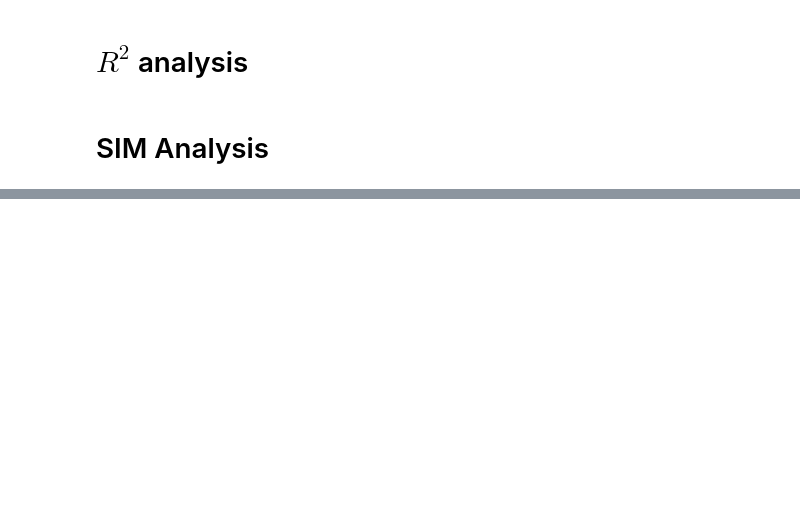
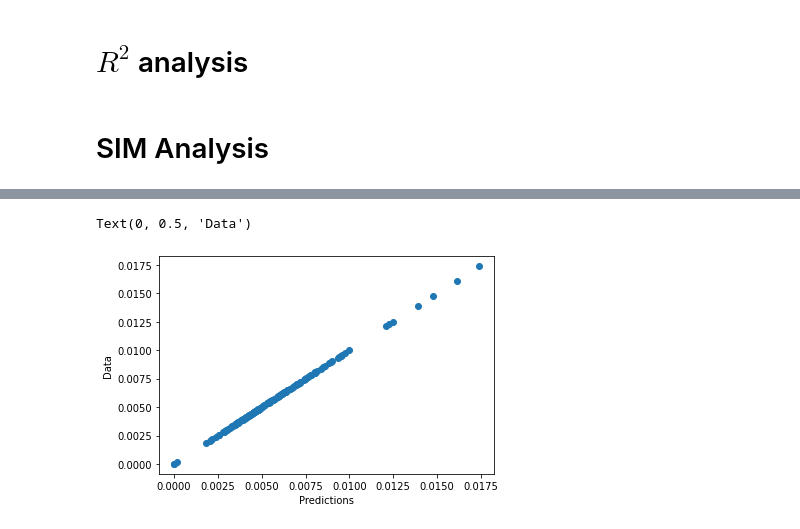
Before and after one commit to YannisZa/GeNSIT, a Jupyter notebook: notebooks/Reading outputs (work in progress).ipynb, the cells around one changed output, grey strips where cells are left out. Cells and saved outputs as stored; diff of their text form; code cells hidden in the pictures; blank space fills up the shorter version.

```diff
--- a/notebooks/Reading outputs (work in progress).ipynb
+++ b/notebooks/Reading outputs (work in progress).ipynb
@@ -53,24 +144,26 @@ logger = setup_logger(
 # %%
 # Output processing settings
 settings = {
-    "logging_mode": "INFO",
+    "logging_mode": "PROGRESS",
+    "coordinate_slice": [
+        "da.loss_name == str(['dest_attraction_ts_likelihood_loss'])",
+        # "da.cost_matrix == 'cost_matrix_max_normalised.txt'"
+    ],
     # "coordinate_slice": [
-    #     "da.loss_name == str(['dest_attraction_ts_likelihood_loss'])"
-    # ],
-    # "coordinate_slice": [
-    #     "da.destination_attraction_ts == str('destination_attraction_demand_ts_sum_normalised.txt')",
-    #     "da.cost_matrix == str('cost_matrix_large_diagonal_sum_normalised.txt')",
-    #     "da.bmax == 10944.0"
-    #     "da.loss_name == str(['dest_attraction_ts_likelihood_loss'])",
-    #     "~da.title.isin([str('_unconstrained'), str('_total_constrained')])"
+    #     "da.destination_attraction_ts == 'destination_attraction_housing_units_ts_sum_normalised.txt'",
+    #     "da.cost_matrix == 'cost_matrix_sum_normalised.txt'",
+    #     "da.title == '_row_constrained'",
+    #     "da.bmax == 1.0"
+    #     # "da.loss_name == str(['dest_attraction_ts_likelihood_loss'])",
+    #     # "~da.title.isin([str('_unconstrained'), str('_total_constrained')])"
     # ],
     "metadata_keys":[],
     "burnin_thinning_trimming": [],
-    # {'iter': {"burnin":10000, "thinning":90, "trimming":1000}}
+    # "burnin_thinning_trimming": [{'iter': {"burnin":10000, "thinning":90, "trimming":1000}}],
     "n_workers": 1,
     "group_by":[],
     "filename_ending":"test",
-    "sample":["intensity"],
+    "sample":["intensity","table"],
     "force_reload":True
 }
 # %%
@@ -125,6 +250,7 @@ plt.show()
 # %% [markdown]
 # SIM Analysis
 # %%
-current_data = current_sweep_outputs.get(4)
+index = 4
+current_data = current_sweep_outputs.get(index)
 print('# Sweeps:',len(current_sweep_outputs.data))
 print(current_data.data.alpha.coords.items())
@@ -131,6 +269,16 @@ print(current_data.data.alpha.coords.items())
+# %%
+ins = Inputs(
+    config = current_data.config
+)
+ins.cast_to_xarray()
 # %%
 _ = plt.scatter(
     np.exp(current_data.data.log_destination_attraction).mean('id').values.squeeze(),
     ins.data.destination_attraction_ts.squeeze()
 )
+plt.xlabel("Predictions")
+plt.ylabel("Data")
+# %% [output]
+Text(0, 0.5, 'Data')
+[figure, added]
 # %%
```
Also changed, not shown: parts of 23 cells of this notebook.
